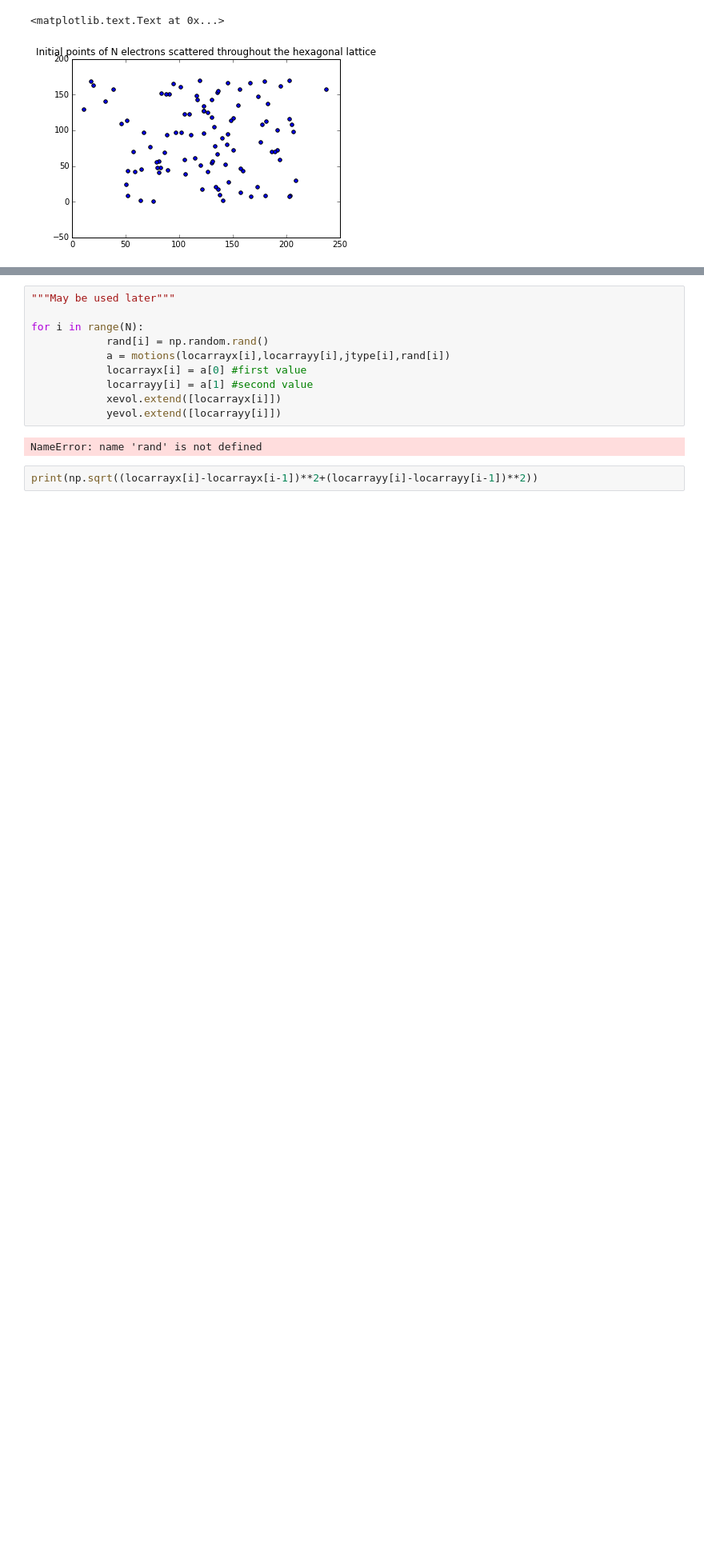
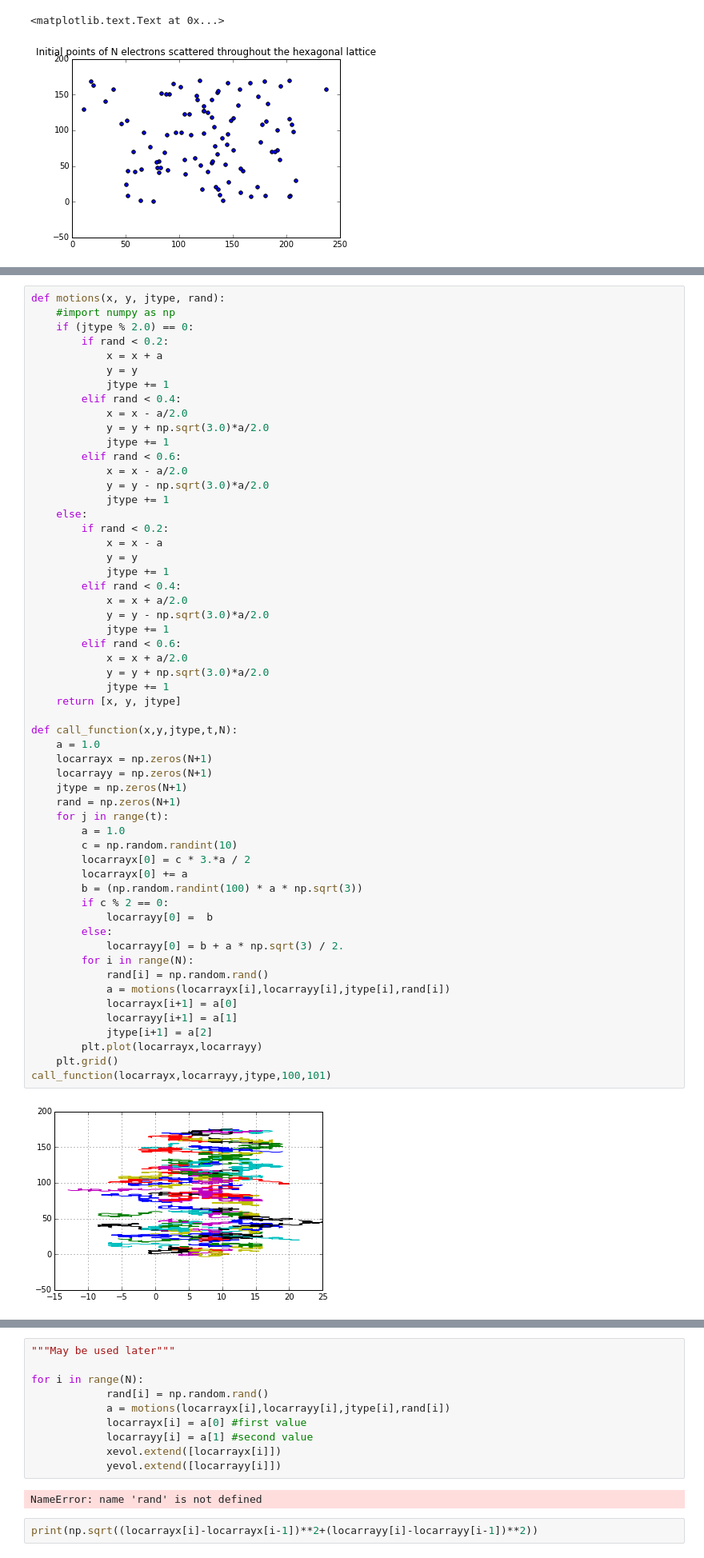
Before and after one commit to gmp25/SolidStatePhysicsProject, a Jupyter notebook: Untitled.ipynb, the cells around one changed output, grey strips where cells are left out. Shown at 80% size. Drawn from its saved outputs; the diff is of its cells as text; blank space fills up the shorter version.

```diff
--- a/Untitled.ipynb
+++ b/Untitled.ipynb
@@ -88,0 +138,58 @@ electrons, as shown above."""
+# %%
+def motions(x, y, jtype, rand):
+    #import numpy as np
+    if (jtype % 2.0) == 0:
+        if rand < 0.2:
+            x = x + a
+            y = y
+            jtype += 1
+        elif rand < 0.4:
+            x = x - a/2.0
+            y = y + np.sqrt(3.0)*a/2.0
+            jtype += 1
+        elif rand < 0.6:
+            x = x - a/2.0
+            y = y - np.sqrt(3.0)*a/2.0
+            jtype += 1
+    else:
+        if rand < 0.2:
+            x = x - a
+            y = y
+            jtype += 1
+        elif rand < 0.4:
+            x = x + a/2.0
+            y = y - np.sqrt(3.0)*a/2.0
+            jtype += 1
+        elif rand < 0.6:
+            x = x + a/2.0
+            y = y + np.sqrt(3.0)*a/2.0
+            jtype += 1
+    return [x, y, jtype]
+
+def call_function(x,y,jtype,t,N):
+    a = 1.0
+    locarrayx = np.zeros(N+1)
+    locarrayy = np.zeros(N+1)
+    jtype = np.zeros(N+1)
+    rand = np.zeros(N+1)
+    for j in range(t):
+        a = 1.0
+        c = np.random.randint(10)
+        locarrayx[0] = c * 3.*a / 2
+        locarrayx[0] += a
+        b = (np.random.randint(100) * a * np.sqrt(3))
+        if c % 2 == 0:
+            locarrayy[0] =  b
+        else:
+            locarrayy[0] = b + a * np.sqrt(3) / 2.
+        for i in range(N):
+            rand[i] = np.random.rand()
+            a = motions(locarrayx[i],locarrayy[i],jtype[i],rand[i])
+            locarrayx[i+1] = a[0]
+            locarrayy[i+1] = a[1]
+            jtype[i+1] = a[2]
+        plt.plot(locarrayx,locarrayy)
+    plt.grid()
+call_function(locarrayx,locarrayy,jtype,100,101)
+# %% [output]
+[figure, added]
```
Also changed, not shown: parts of 6 cells of this notebook.
